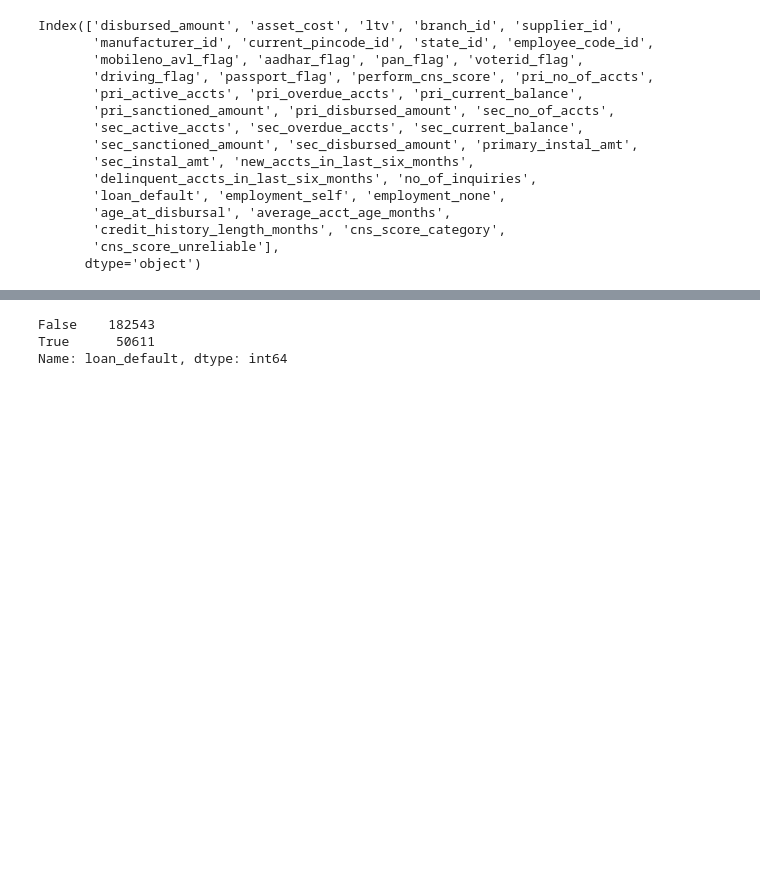
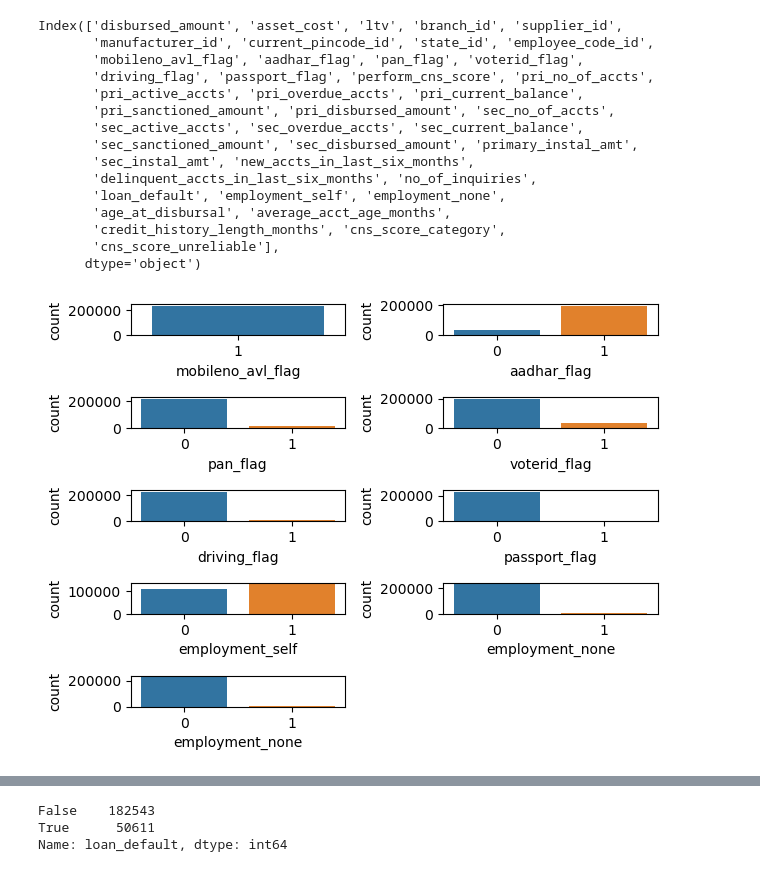
Before and after one commit to elee190/automobile-loan-default, a Jupyter notebook: notebooks/02_Feature_Selection_Engineering.ipynb, the cells around one changed output, grey strips where cells are left out. Cells and saved outputs as stored; diff of their text form; code cells hidden in the pictures; blank space fills up the shorter version.

```diff
--- a/notebooks/02_Feature_Selection_Engineering.ipynb
+++ b/notebooks/02_Feature_Selection_Engineering.ipynb
@@ -8,7 +8,6 @@ import seaborn as sns
 from imblearn.over_sampling import SMOTENC
 # %%
 df = pd.read_csv('../data/clean_train.csv')
-df.drop(columns = 'uniqueid', inplace = True)
 # %%
 df.columns
 # %% [output]
@@ -29,0 +40,20 @@ Index(['disbursed_amount', 'asset_cost', 'ltv', 'branch_id', 'supplier_id',
+# %%
+fig, ax =plt.subplots(5,2)
+fig.delaxes(ax[4,1])
+
+plt.subplots_adjust(wspace = 1, hspace = 1)
+
+sns.countplot(x = df['mobileno_avl_flag'], ax=ax[0][0])
+sns.countplot(x = df['aadhar_flag'], ax=ax[0][1])
+sns.countplot(x = df['pan_flag'], ax=ax[1][0])
+sns.countplot(x = df['voterid_flag'], ax=ax[1][1])
+sns.countplot(x = df['driving_flag'], ax=ax[2][0])
+sns.countplot(x = df['passport_flag'], ax=ax[2][1])
+sns.countplot(x = df['employment_self'], ax=ax[3][0])
+sns.countplot(x = df['employment_none'], ax=ax[3][1])
+sns.countplot(x = df['employment_none'], ax=ax[4][0])
+
+
+plt.tight_layout()
+# %% [output]
+[figure, added]
```
Also changed, not shown: parts of 11 cells of this notebook, 4 other files.
